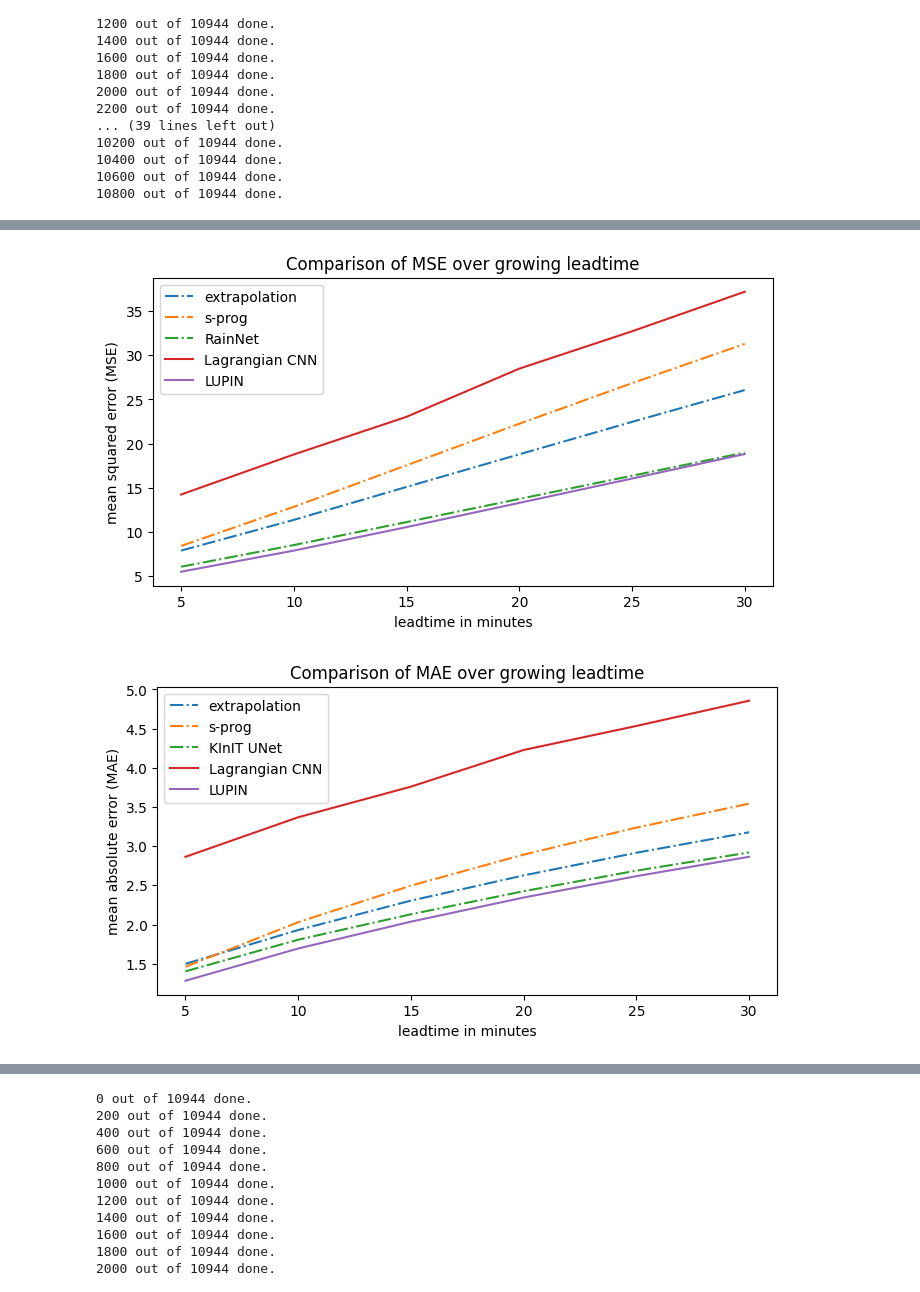
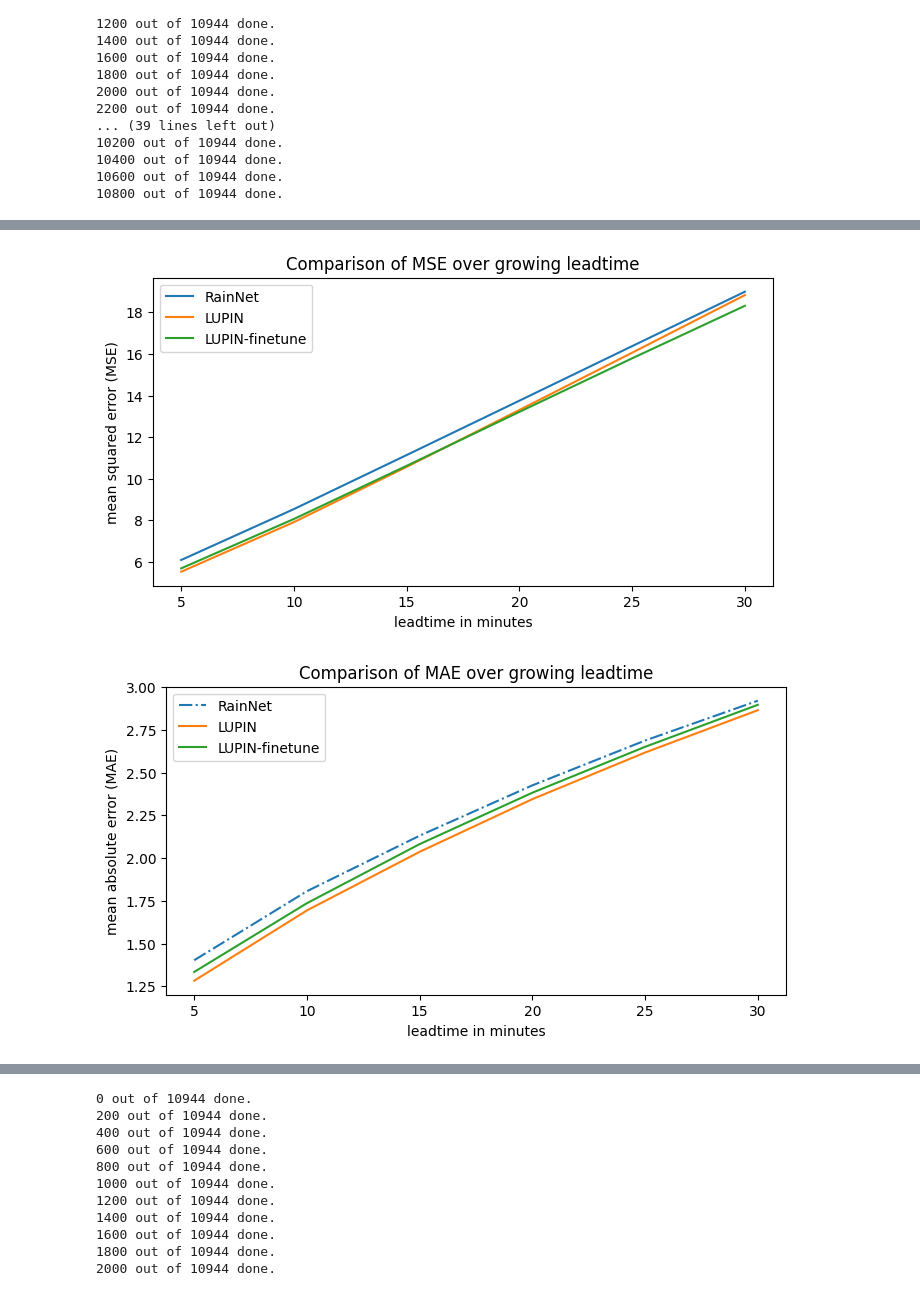
Before and after one commit to kinit-sk/softec-lagrangian-nowcasting, a Jupyter notebook: evaluation.ipynb, the cells around one changed output, grey strips where cells are left out. Drawn from its saved outputs; the diff is of its cells as text; code cells hidden in the pictures.

Commit message:
Finetuning visualizations

```diff
--- a/evaluation.ipynb
+++ b/evaluation.ipynb
@@ -22,6 +22,7 @@ lc_path = '/data/softec-lagrangian-nowcasting/outputs/lagrangian/lcnn-bugfix_v2/
 nn_path = '/data/softec-lagrangian-nowcasting/outputs/RainNet/RainNet-iterative.h5'
 mf_path = '/data/softec-lagrangian-nowcasting/outputs/mfunet-grayscale-01/epoch_19/mfunet_rmse.h5'
 lupin_path = '/data/softec-lagrangian-nowcasting/outputs/LUMIN/LUMIN-frozen.h5'
+lupin_ft_path = '/data/softec-lagrangian-nowcasting/outputs/LUPIN-finetune/LUPIN-finetune.h5'
 
 with h5py.File('/data/maly_javornik_CMAX_60k_2/maly_javornik_new_sampling/metadata.h5', 'r') as hf:
     date_list = [item.decode() for item in hf['timestamps'][()]]
@@ -69,8 +70,11 @@ tot_MSE_mf = np.zeros((len(targets),6), dtype=np.float64)
 tot_MAE_lupin = np.zeros((len(targets),6), dtype=np.float64)
 tot_ME_lupin = np.zeros((len(targets),6), dtype=np.float64)
 tot_MSE_lupin = np.zeros((len(targets),6), dtype=np.float64)
+tot_MAE_lupin_ft = np.zeros((len(targets),6), dtype=np.float64)
+tot_ME_lupin_ft = np.zeros((len(targets),6), dtype=np.float64)
+tot_MSE_lupin_ft = np.zeros((len(targets),6), dtype=np.float64)
 
-with h5py.File(lc_path, 'r') as lf, h5py.File(nn_path, 'r') as nf, h5py.File(mf_path, 'r') as mf, h5py.File(lupin_path, 'r') as lupin:
+with h5py.File(lc_path, 'r') as lf, h5py.File(nn_path, 'r') as nf, h5py.File(mf_path, 'r') as mf, h5py.File(lupin_path, 'r') as lupin, h5py.File(lupin_ft_path, 'r') as lupin_ft:
     for i, idx in enumerate(targets):
         date = date_list[idx]
         date_lagged = date - timedelta(minutes=30)
@@ -79,10 +83,13 @@ with h5py.File(lc_path, 'r') as lf, h5py.File(nn_path, 'r') as nf, h5py.File(mf_
         nn_group_date = nf.require_group(datetime.strftime(date_lagged, '%Y-%m-%d %H:%M:%S'))
         mf_group_date = mf.require_group(datetime.strftime(date_lagged, '%Y-%m-%d %H:%M:%S'))
         lupin_group_date = lupin.require_group(datetime.strftime(date_lagged, '%Y-%m-%d %H:%M:%S'))
+        lupin_ft_group_date = lupin_ft.require_group(datetime.strftime(date_lagged, '%Y-%m-%d %H:%M:%S'))
+
         lc_group_method = lc_group_date.require_group('model')
         nn_group_method = nn_group_date.require_group('model')
         mf_group_method = mf_group_date.require_group('mfunet_rmse')
         lupin_group_method = lupin_group_date.require_group('model')
+        lupin_ft_group_method = lupin_ft_group_date.require_group('model')
 
         with open(sp_path.format(y=date_lagged.year, m=date_lagged.month, d=date_lagged.day, h=date_lagged.hour, min=date_lagged.minute), 'rb') as f:
                 output_sp = pickle.load(f)
@@ -99,11 +106,13 @@ with h5py.File(lc_path, 'r') as lf, h5py.File(nn_path, 'r') as nf, h5py.File(mf_
             nn_group_leadtime = nn_group_method.require_group(str(leadtime+1))
             mf_group_leadtime = mf_group_method.require_group(str(leadtime+1))
             lupin_group_leadtime = lupin_group_method.require_group(str(leadtime+1))
+            lupin_ft_group_leadtime = lupin_ft_group_method.require_group(str(leadtime+1))
 
             output_lc = arr_reconstruct_uint8(lc_group_leadtime['data'][()])
             output_nn = arr_reconstruct_uint8(nn_group_leadtime['data'][()])
             output_mf = arr_reconstruct_uint8(mf_group_leadtime['data'][()])
             output_lupin = arr_reconstruct_uint8(lupin_group_leadtime['data'][()])
+            output_lupin_ft = arr_reconstruct_uint8(lupin_ft_group_leadtime['data'][()])
 
             cut_output_sp = output_sp[leadtime][45:291, 45:291]
             cut_output_ep = output_ep[leadtime][45:291, 45:291]
@@ -112,6 +121,7 @@ with h5py.File(lc_path, 'r') as lf, h5py.File(nn_path, 'r') as nf, h5py.File(mf_
             cut_output_nn = output_nn[45:291, 45:291]
             cut_output_mf = output_mf[45:291, 45:291]
             cut_output_lupin = output_lupin[45:291, 45:291]
+            cut_output_lupin_ft = output_lupin_ft[45:291, 45:291]
 
             tot_MAE_sp[i, leadtime] = MAE(target, cut_output_sp)
             tot_ME_sp[i, leadtime] = ME(target, cut_output_sp)
@@ -131,6 +141,9 @@ with h5py.File(lc_path, 'r') as lf, h5py.File(nn_path, 'r') as nf, h5py.File(mf_
             tot_MAE_lupin[i, leadtime] = MAE(target, cut_output_lupin)
             tot_ME_lupin[i, leadtime] = ME(target, cut_output_lupin)
             tot_MSE_lupin[i, leadtime] = MSE(target, cut_output_lupin)
+            tot_MAE_lupin_ft[i, leadtime] = MAE(target, cut_output_lupin_ft)
+            tot_ME_lupin_ft[i, leadtime] = ME(target, cut_output_lupin_ft)
+            tot_MSE_lupin_ft[i, leadtime] = MSE(target, cut_output_lupin_ft)
 
         if (i % 200 == 0):
             print(f'{i} out of {len(targets)} done.')
@@ -171,7 +184,6 @@ MSE_mf = np.mean(tot_MSE_mf, axis=0)
 MAE_lupin = np.mean(tot_MAE_lupin, axis=0)
 ME_lupin = np.mean(tot_ME_lupin, axis=0)
 MSE_lupin = np.mean(tot_MSE_lupin, axis=0)
-
-print(MAE_ep, MAE_sp, MAE_nn, MAE_lc)
-print(ME_ep, ME_sp, ME_nn, ME_lc)
-print(MSE_ep, MSE_sp, MSE_nn, MSE_lc)
+MAE_lupin_ft = np.mean(tot_MAE_lupin_ft, axis=0)
+ME_lupin_ft = np.mean(tot_ME_lupin_ft, axis=0)
+MSE_lupin_ft = np.mean(tot_MSE_lupin_ft, axis=0)
@@ -186,39 +194,42 @@ x = [5,10,15,20,25,30]
 
 plt.figure(figsize=(8,4))
 
-plt.plot(x, MSE_sp, '-.', label='extrapolation')
-plt.plot(x, MSE_ep, '-.', label='s-prog')
-plt.plot(x, MSE_nn, '-.', label='RainNet')
-plt.plot(x, MSE_lc, label='Lagrangian CNN')
+# plt.plot(x, MSE_sp, '-.', label='extrapolation')
+# plt.plot(x, MSE_ep, '-.', label='s-prog')
+plt.plot(x, MSE_nn, '-', label='RainNet')
+# plt.plot(x, MSE_lc, label='Lagrangian CNN')
 plt.plot(x, MSE_lupin, label='LUPIN')
+plt.plot(x, MSE_lupin_ft, label='LUPIN-finetune')
 
 plt.xlabel("leadtime in minutes")
 plt.ylabel("mean squared error (MSE)")
 plt.title('Comparison of MSE over growing leadtime')
 plt.legend(loc="upper left")
+# plt.yscale('log')
 plt.show()
 # %% [output]
-[figure, old version]
+[figure, new version]
 # %%
 # MAE plot
 %matplotlib inline
 x = [5,10,15,20,25,30]
 
 plt.figure(figsize=(8,4))
 
-plt.plot(x, MAE_sp, '-.', label='extrapolation')
-plt.plot(x, MAE_ep, '-.', label='s-prog')
-plt.plot(x, MAE_nn, '-.', label='KInIT UNet')
-plt.plot(x, MAE_lc, label='Lagrangian CNN')
+# plt.plot(x, MAE_sp, '-.', label='extrapolation')
+# plt.plot(x, MAE_ep, '-.', label='s-prog')
+plt.plot(x, MAE_nn, '-.', label='RainNet')
+# plt.plot(x, MAE_lc, label='Lagrangian CNN')
 plt.plot(x, MAE_lupin, label='LUPIN')
+plt.plot(x, MAE_lupin_ft, label='LUPIN-finetune')
 
 plt.xlabel("leadtime in minutes")
 plt.ylabel("mean absolute error (MAE)")
 plt.title('Comparison of MAE over growing leadtime')
 plt.legend(loc="upper left")
 plt.show()
 # %% [output]
-[figure, old version]
+[figure, new version]
 # %%
 # ME plot
 %matplotlib inline
```
Also changed, not shown: parts of 9 cells of this notebook.
